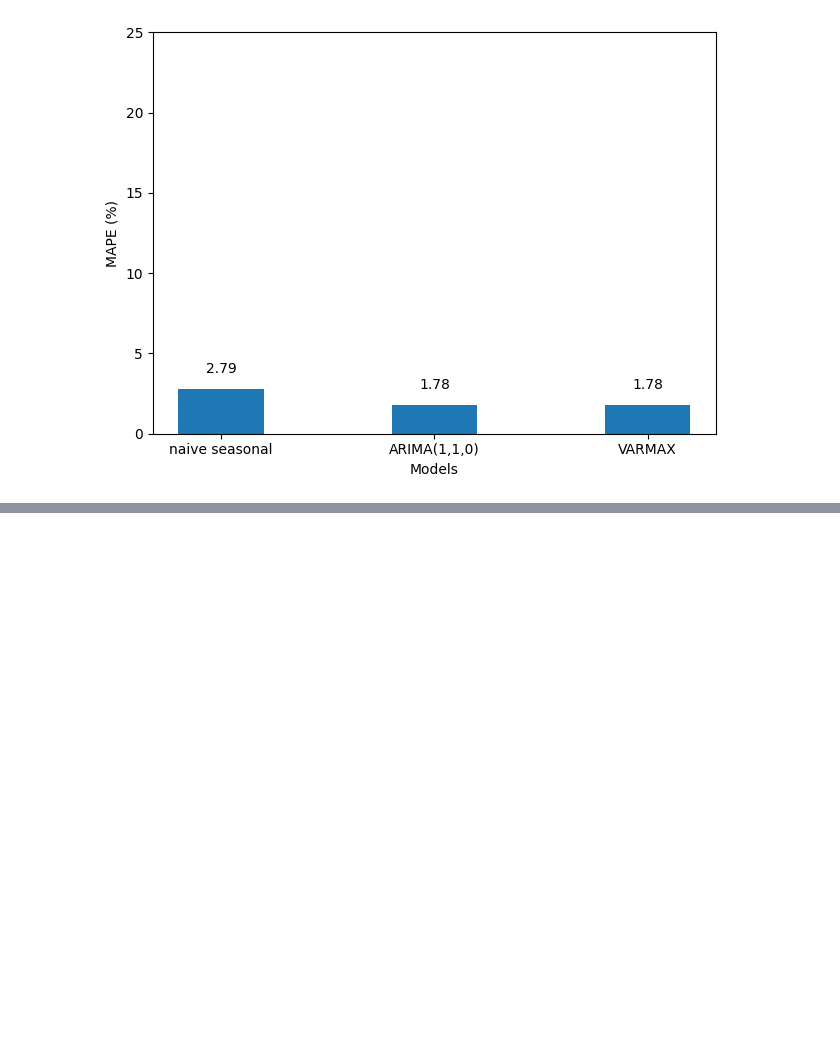
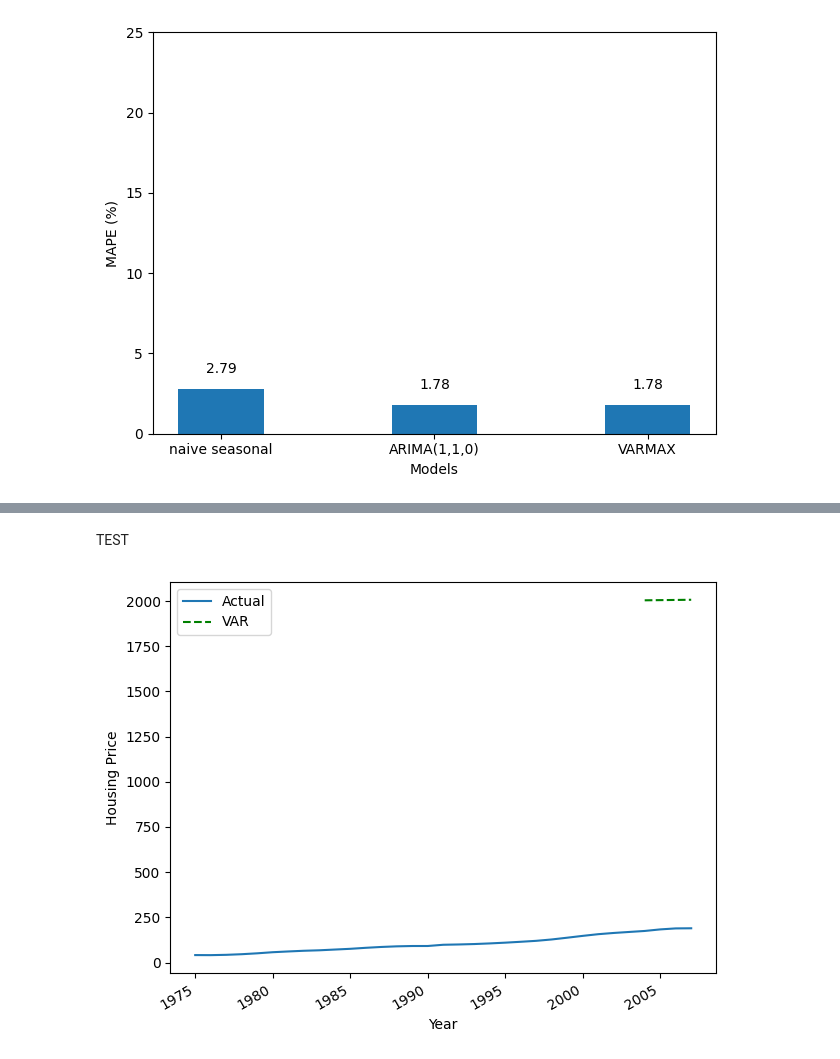
Before and after one commit to ThomasDarrieumerlou/Forecasting-project, a Jupyter notebook: Forcasting.ipynb, the cells around one changed output, grey strips where cells are left out. Drawn from its saved outputs; the diff is of its cells as text; code cells hidden in the pictures; blank space fills up the shorter version.

```diff
--- a/Forcasting.ipynb
+++ b/Forcasting.ipynb
@@ -488,3 +488,36 @@ dtype: float64
  [194.12681356 186.02027488]
  [202.51857885 194.12681356]]
 [figure]
+# %% [markdown]
+TEST
+# %%
+import matplotlib.pyplot as plt
+from statsmodels.tsa.api import VAR
+
+data = atlanta_data[['Year', 'index_nsa']]
+train_multi = data[:-4]
+train_multi_array = np.asarray(train_multi)
+
+# Initialize and fit VAR model
+model_var = VAR(train_multi_array)
+model_var_fit = model_var.fit()
+
+# Get VAR predictions
+lag_order = model_var_fit.k_ar
+var_pred = model_var_fit.forecast(train_multi_array[-lag_order:], steps=len(test))
+
+# Add VAR predictions to the test DataFrame
+test['VAR_pred'] = var_pred[:, 0]  # Assuming you have only one variable in the VAR model
+
+# Plot actual vs VAR predictions
+fig, ax = plt.subplots()
+ax.plot(atlanta_data['Year'], atlanta_data['index_nsa'], label='Actual')
+ax.plot(test['Year'], test['VAR_pred'], 'g--', label='VAR')
+ax.set_xlabel('Year')
+ax.set_ylabel('Housing Price')
+ax.legend(loc='upper left')
+fig.autofmt_xdate()
+plt.tight_layout()
+plt.show()
+# %% [output]
+[figure, added]
```
Also changed, not shown: parts of 2 cells of this notebook.
